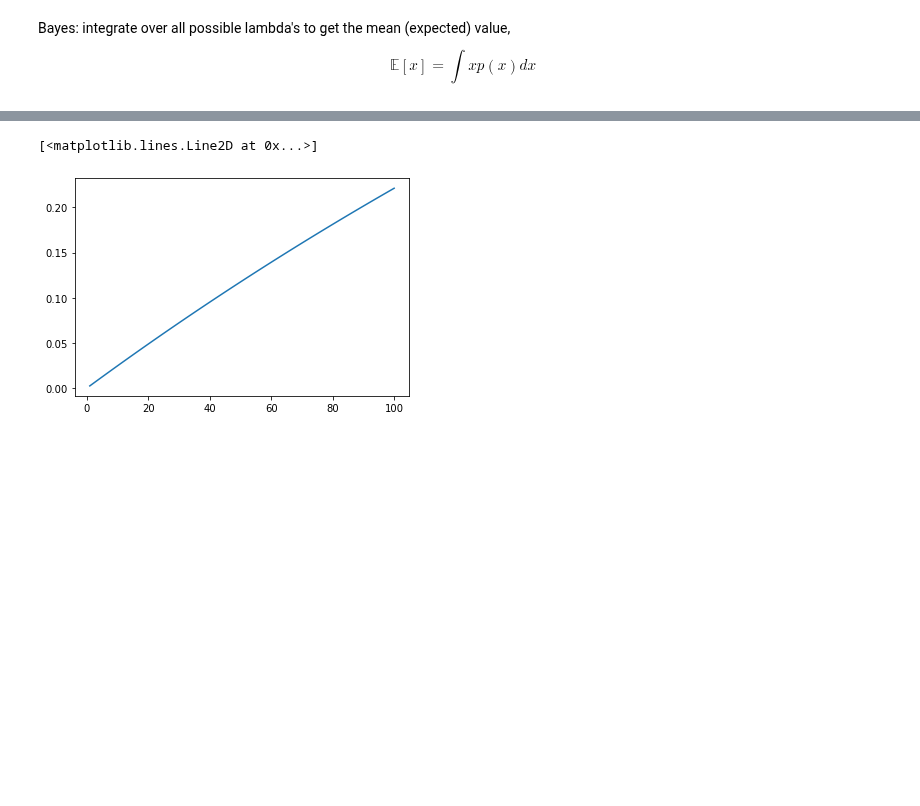
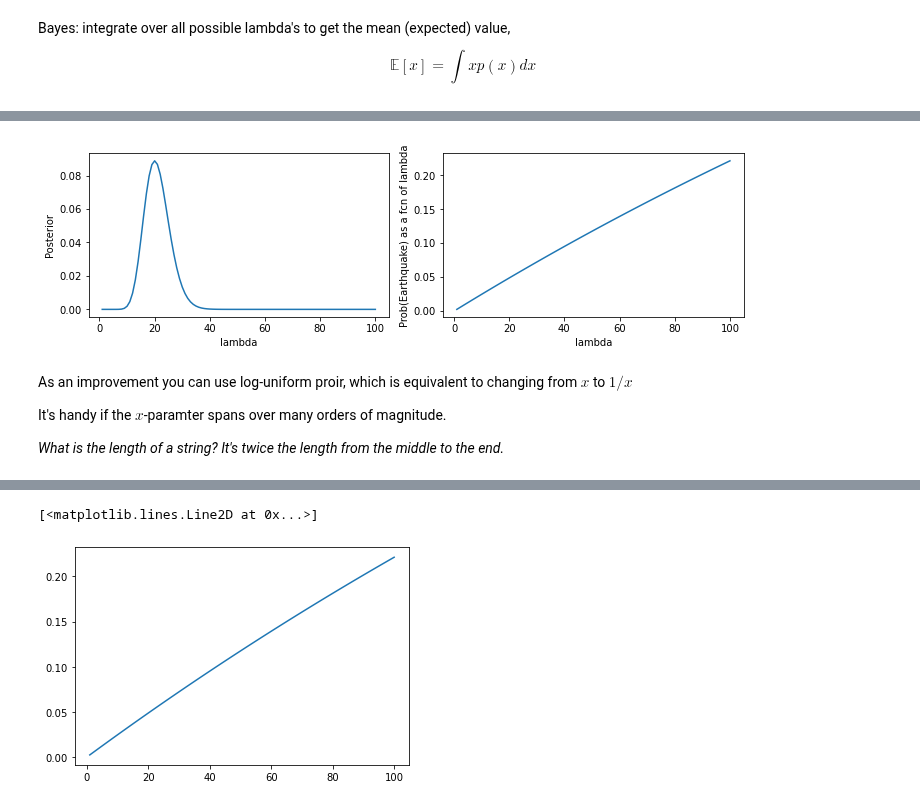
Before and after one commit to toastmaker/lectures, a Jupyter notebook: notebooks/Gentle touch on Mr Bayes.ipynb, the cells around one changed output, grey strips where cells are left out. Cells and saved outputs as stored; diff of their text form; code cells hidden in the pictures; blank space fills up the shorter version.

```diff
--- a/notebooks/Gentle touch on Mr Bayes.ipynb
+++ b/notebooks/Gentle touch on Mr Bayes.ipynb
@@ -651,0 +650,19 @@ bayes_prob
+# %%
+plt.figure(figsize=(10,3))
+plt.subplot(121)
+plt.plot(lam, post)
+plt.xlabel("lambda")
+plt.ylabel("Posterior")
+plt.subplot(122)
+plt.plot(lam, prob)
+plt.xlabel("lambda")
+plt.ylabel("Prob(Earthquake) as a fcn of lambda")
+plt.tight_layout()
+# %% [output]
+[figure, added]
+# %% [markdown]
+As an improvement you can use log-uniform proir, which is equivalent to changing from $x$ to $1/x$
+
+It's handy if  the $x$-paramter spans over many orders of magnitude.
+
+*What is the length of a string? It's twice the length from the middle to the end.*
```
Also changed, not shown: parts of 15 cells of this notebook.
